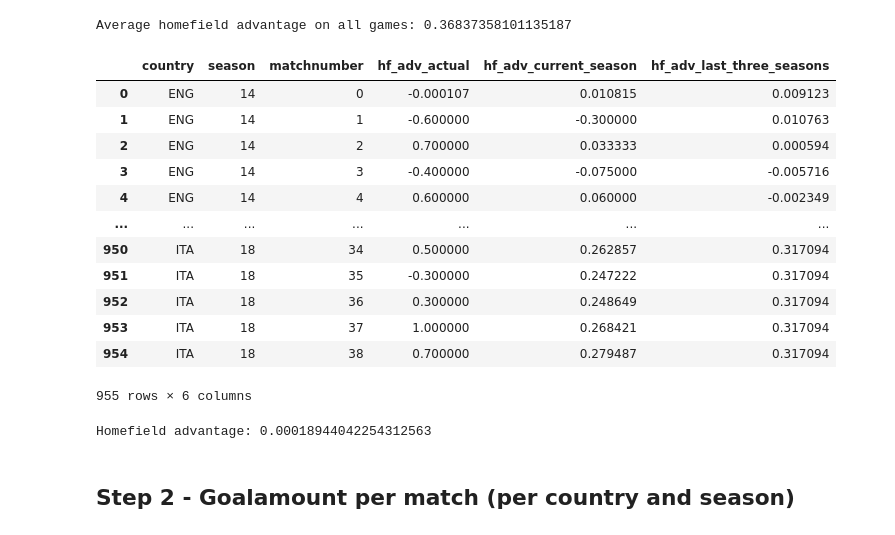
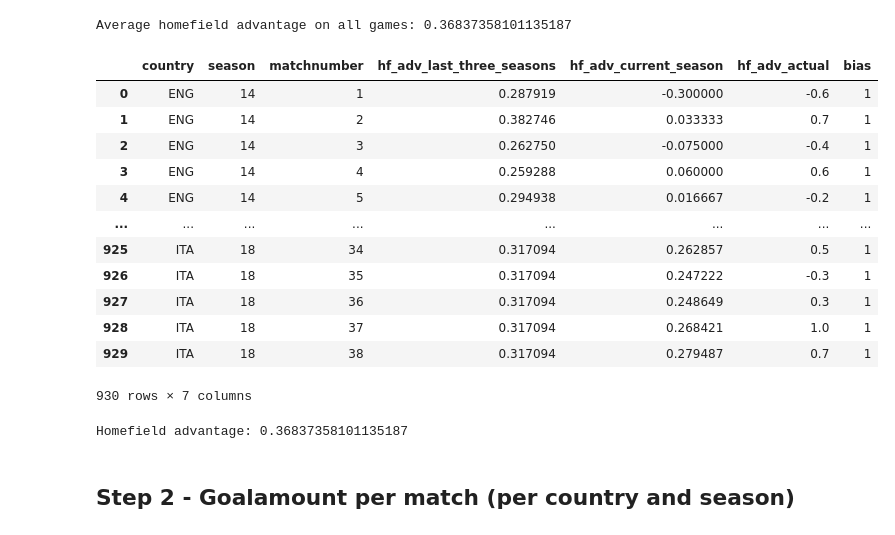
Before and after one commit to LUKEx76/football_prediction, a Jupyter notebook: heuer_model/heuer.ipynb, the cells around one changed output. Cells and saved outputs as stored; diff of their text form; code cells hidden in the pictures.

```diff
--- a/heuer_model/heuer.ipynb
+++ b/heuer_model/heuer.ipynb
@@ -40,7 +40,7 @@ def closed_form_solution(X, y):
 # %% [markdown]
 ## Step 1 - Homefieldadvantage (per country and season)
 # %%
-df_homefield = pd.read_csv('data/homefield_adv.csv', sep=';')
+df_homefield = pd.read_csv('data/plot_homefield_adv.csv', sep=';')
 plot_per_season_per_country(df_homefield, y="homefield_adv")
 # %% [output]
 [figure]
@@ -54,47 +54,51 @@ print("Average homefield advantage on all games:", avg_homefield_adv)
 # %% [output]
 Average homefield advantage on all games: 0.36837358101135187
 # %%
+# TODO: check if data isnt shifted
 df_country_season_homefield_adv = pd.read_csv(
     "data/country_season_homefield_adv.csv", sep=";")
-# df_country_season_homefield_adv['bias'] = 1
+df_country_season_homefield_adv['bias'] = 1
 
 noise = np.random.normal(
-    0, 0.01, df_country_season_homefield_adv.shape[0] * 3)
+    avg_homefield_adv, 0.1, df_country_season_homefield_adv.shape[0] * 3)
 
 for index, row in df_country_season_homefield_adv.iterrows():
     if row["hf_adv_actual"] == 0:
         df_country_season_homefield_adv.at[index,
                                            "hf_adv_actual"] = noise[index]
     if row["hf_adv_current_season"] == 0:
         df_country_season_homefield_adv.at[index,
                                            "hf_adv_current_season"] = noise[df_country_season_homefield_adv.shape[0] + index]
     if row["hf_adv_last_three_seasons"] == 0:
         df_country_season_homefield_adv.at[index,
                                            "hf_adv_last_three_seasons"] = noise[df_country_season_homefield_adv.shape[0] * 2 + index]
 
 df_country_season_homefield_adv
 # %% [output]
-|  | country | season | matchnumber | hf_adv_actual | hf_adv_current_season | hf_adv_last_three_seasons |
-| 0 | ENG | 14 | 0 | -0.000107 | 0.010815 | 0.009123 |
-| 1 | ENG | 14 | 1 | -0.600000 | -0.300000 | 0.010763 |
-| 2 | ENG | 14 | 2 | 0.700000 | 0.033333 | 0.000594 |
-| 3 | ENG | 14 | 3 | -0.400000 | -0.075000 | -0.005716 |
-| 4 | ENG | 14 | 4 | 0.600000 | 0.060000 | -0.002349 |
-| ... | ... | ... | ... | ... | ... | ... |
-| 950 | ITA | 18 | 34 | 0.500000 | 0.262857 | 0.317094 |
-| 951 | ITA | 18 | 35 | -0.300000 | 0.247222 | 0.317094 |
-| 952 | ITA | 18 | 36 | 0.300000 | 0.248649 | 0.317094 |
-| 953 | ITA | 18 | 37 | 1.000000 | 0.268421 | 0.317094 |
-| 954 | ITA | 18 | 38 | 0.700000 | 0.279487 | 0.317094 |
+|  | country | season | matchnumber | hf_adv_last_three_seasons | hf_adv_current_season | hf_adv_actual | bias |
+| 0 | ENG | 14 | 1 | 0.287919 | -0.300000 | -0.6 | 1 |
+| 1 | ENG | 14 | 2 | 0.382746 | 0.033333 | 0.7 | 1 |
+| 2 | ENG | 14 | 3 | 0.262750 | -0.075000 | -0.4 | 1 |
+| 3 | ENG | 14 | 4 | 0.259288 | 0.060000 | 0.6 | 1 |
+| 4 | ENG | 14 | 5 | 0.294938 | 0.016667 | -0.2 | 1 |
+| ... | ... | ... | ... | ... | ... | ... | ... |
+| 925 | ITA | 18 | 34 | 0.317094 | 0.262857 | 0.5 | 1 |
+| 926 | ITA | 18 | 35 | 0.317094 | 0.247222 | -0.3 | 1 |
+| 927 | ITA | 18 | 36 | 0.317094 | 0.248649 | 0.3 | 1 |
+| 928 | ITA | 18 | 37 | 0.317094 | 0.268421 | 1.0 | 1 |
+| 929 | ITA | 18 | 38 | 0.317094 | 0.279487 | 0.7 | 1 |
-955 rows × 6 columns
+930 rows × 7 columns
 # %%
 @cache
 def h_country_season_homefield_adv(country, season, matchnumber):
+    if matchnumber == 1:
+        return avg_homefield_adv
+
     sub_df = df_country_season_homefield_adv.query(
         f"country == '{country}' and season == {season} and matchnumber < {matchnumber}")
 
     X = sub_df[["hf_adv_last_three_seasons",
-                "hf_adv_current_season"]].values  # no bias
+                "hf_adv_current_season", "bias"]].values
     y = sub_df["hf_adv_actual"].values
 
     w = closed_form_solution(X, y)
@@ -103,14 +107,14 @@ def h_country_season_homefield_adv(country, season, matchnumber):
     input_df = df_country_season_homefield_adv.query(
         f"country == '{country}' and season == {season} and matchnumber == {matchnumber}")
     input = input_df[["hf_adv_last_three_seasons",
-                      "hf_adv_current_season"]].values  # no bias
+                      "hf_adv_current_season", "bias"]].values
 
     return np.dot(w, input.T)[0]
 
 
-print("Homefield advantage:", h_country_season_homefield_adv("ENG", 14, 1))
+print("Homefield advantage:", h_country_season_homefield_adv("ESP", 15, 1))
 # %% [output]
-Homefield advantage: 0.00018944042254312563
+Homefield advantage: 0.36837358101135187
 # %% [markdown]
 ## Step 2 - Goalamount per match (per country and season)
 # %%
```
Also changed, not shown: parts of 8 cells of this notebook, 5 other files.
